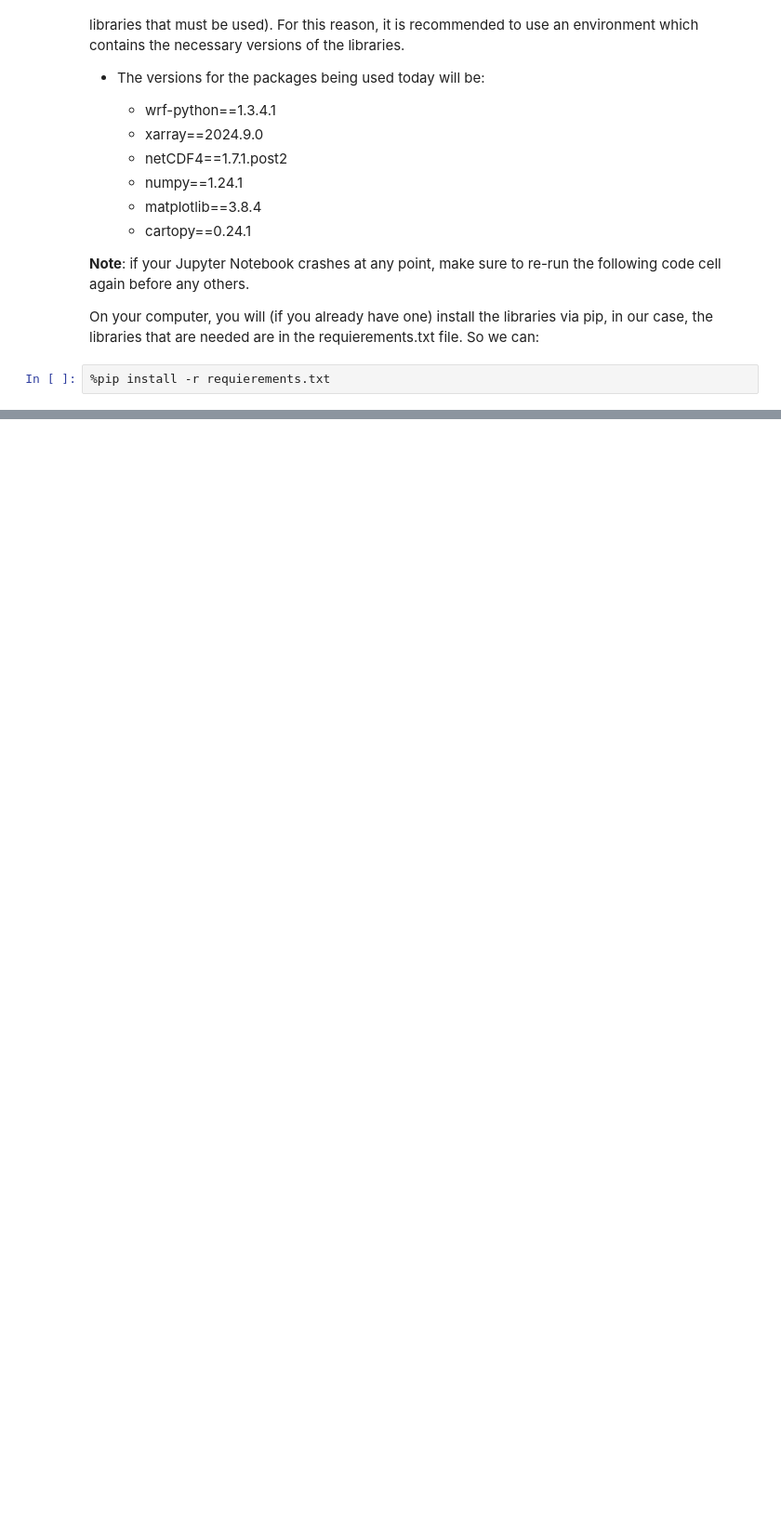
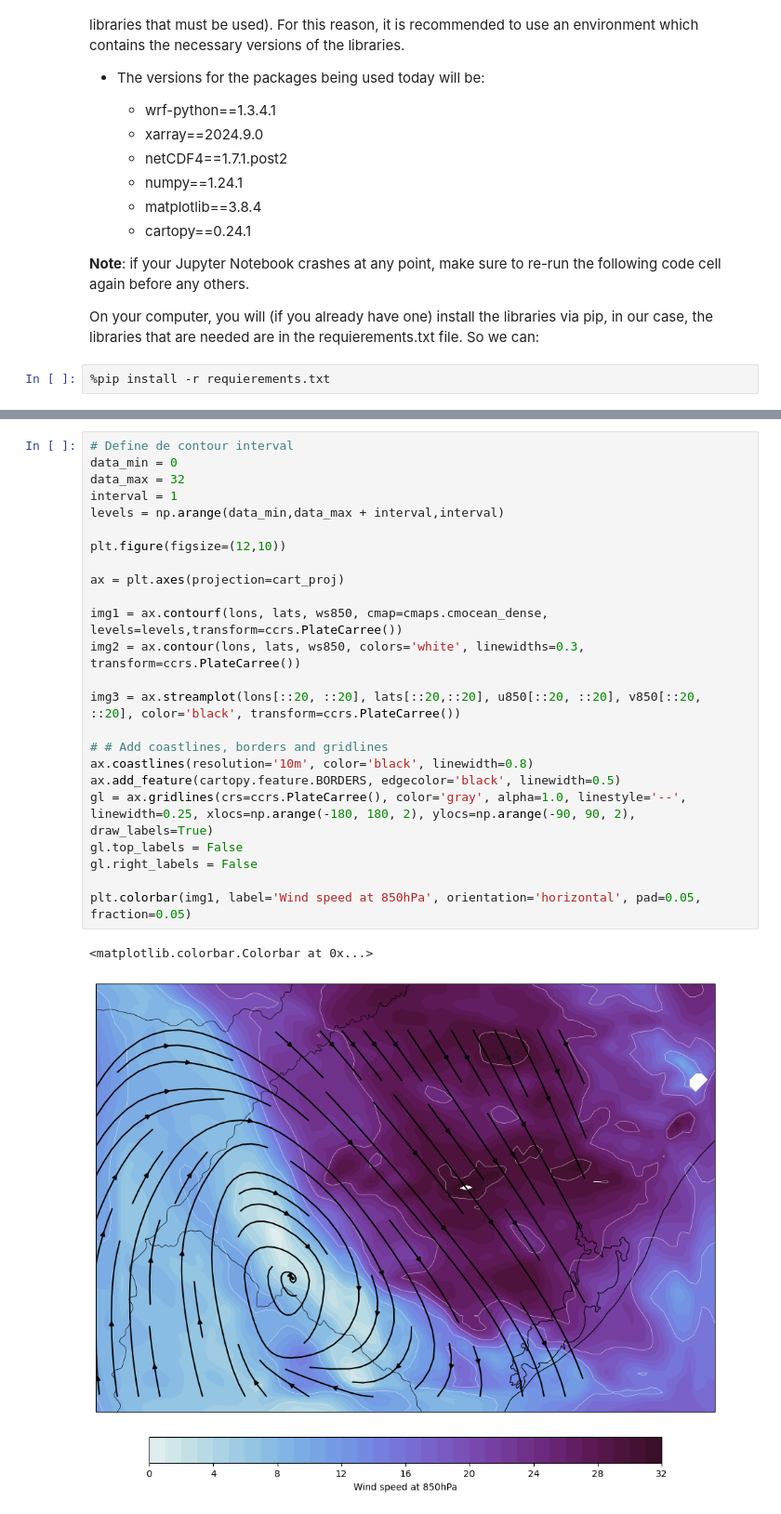
Before and after one commit to douglima8/WRF-Python, a Jupyter notebook: WRF-Python_tutorial.ipynb, the cells around one changed output, grey strips where cells are left out. Shown at 93% size. Saved outputs shown, nothing was run; the diff lists cells and outputs as text; blank space fills up the shorter version.

```diff
--- a/WRF-Python_tutorial.ipynb
+++ b/WRF-Python_tutorial.ipynb
@@ -57,0 +315,27 @@ On your computer, you will (if you already have one) install the libraries via p
+# %%
+# Define de contour interval
+data_min = 0
+data_max = 32
+interval = 1
+levels = np.arange(data_min,data_max + interval,interval)
+
+plt.figure(figsize=(12,10))
+
+ax = plt.axes(projection=cart_proj)
+
+img1 = ax.contourf(lons, lats, ws850, cmap=cmaps.cmocean_dense,  levels=levels,transform=ccrs.PlateCarree())
+img2 = ax.contour(lons, lats, ws850, colors='white', linewidths=0.3, transform=ccrs.PlateCarree())
+
+img3 = ax.streamplot(lons[::20, ::20], lats[::20,::20], u850[::20, ::20], v850[::20, ::20], color='black', transform=ccrs.PlateCarree())
+
+# # Add coastlines, borders and gridlines
+ax.coastlines(resolution='10m', color='black', linewidth=0.8)
+ax.add_feature(cartopy.feature.BORDERS, edgecolor='black', linewidth=0.5)
+gl = ax.gridlines(crs=ccrs.PlateCarree(), color='gray', alpha=1.0, linestyle='--', linewidth=0.25, xlocs=np.arange(-180, 180, 2), ylocs=np.arange(-90, 90, 2), draw_labels=True)
+gl.top_labels = False
+gl.right_labels = False
+
+plt.colorbar(img1, label='Wind speed at 850hPa', orientation='horizontal', pad=0.05, fraction=0.05)
+# %% [output]
+<matplotlib.colorbar.Colorbar at 0x...>
+[figure, added]
```
Also changed, not shown: parts of 22 cells of this notebook, 6 other files.
